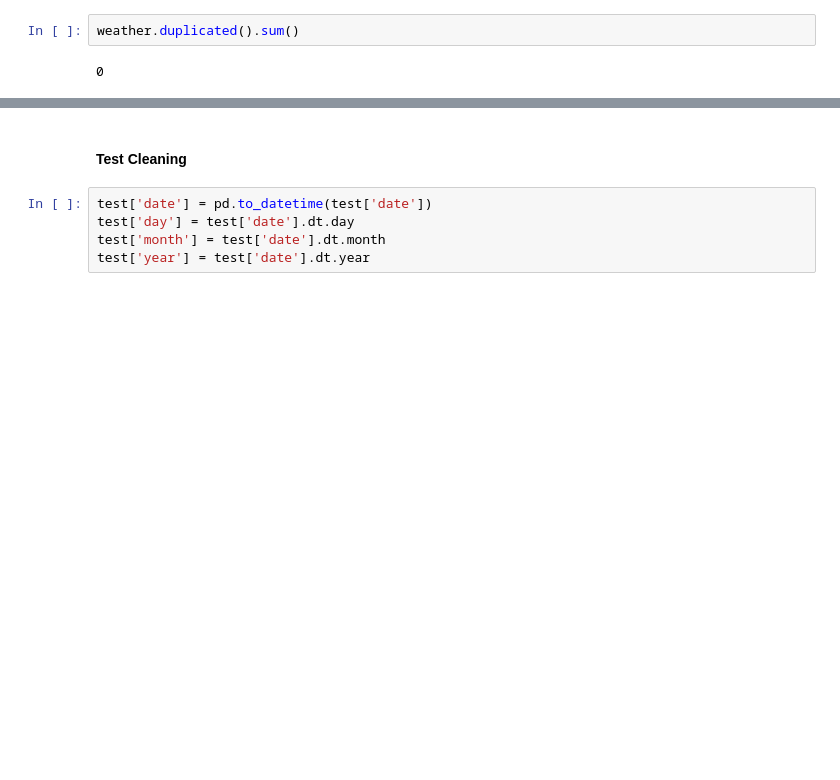
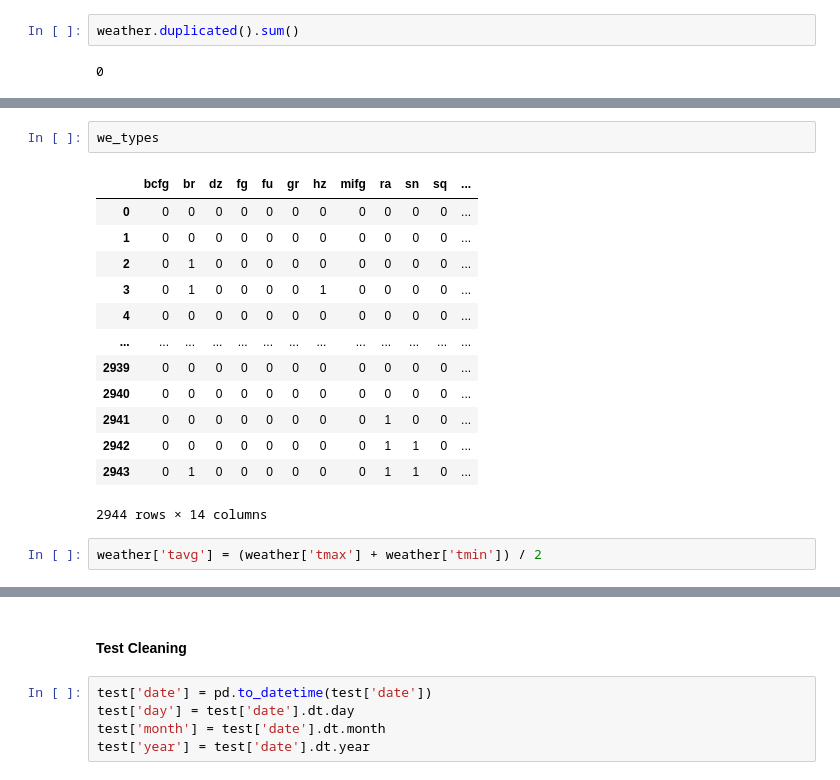
Before and after one commit to kkhalis/project_4, a Jupyter notebook: Project 4 - West Nile Virus Prediction_Bingming.ipynb, the cells around one changed output, grey strips where cells are left out. Drawn from its saved outputs; the diff is of its cells as text; blank space fills up the shorter version.

```diff
--- a/Project 4 - West Nile Virus Prediction_Bingming.ipynb
+++ b/Project 4 - West Nile Virus Prediction_Bingming.ipynb
@@ -450,0 +576,18 @@ weather.duplicated().sum()
+# %%
+we_types
+# %% [output]
+|  | bcfg | br | dz | fg | fu | gr | hz | mifg | ra | sn | sq | ... |
+| 0 | 0 | 0 | 0 | 0 | 0 | 0 | 0 | 0 | 0 | 0 | 0 | ... |
+| 1 | 0 | 0 | 0 | 0 | 0 | 0 | 0 | 0 | 0 | 0 | 0 | ... |
+| 2 | 0 | 1 | 0 | 0 | 0 | 0 | 0 | 0 | 0 | 0 | 0 | ... |
+| 3 | 0 | 1 | 0 | 0 | 0 | 0 | 1 | 0 | 0 | 0 | 0 | ... |
+| 4 | 0 | 0 | 0 | 0 | 0 | 0 | 0 | 0 | 0 | 0 | 0 | ... |
+| ... | ... | ... | ... | ... | ... | ... | ... | ... | ... | ... | ... | ... |
+| 2939 | 0 | 0 | 0 | 0 | 0 | 0 | 0 | 0 | 0 | 0 | 0 | ... |
+| 2940 | 0 | 0 | 0 | 0 | 0 | 0 | 0 | 0 | 0 | 0 | 0 | ... |
+| 2941 | 0 | 0 | 0 | 0 | 0 | 0 | 0 | 0 | 1 | 0 | 0 | ... |
+| 2942 | 0 | 0 | 0 | 0 | 0 | 0 | 0 | 0 | 1 | 1 | 0 | ... |
+| 2943 | 0 | 1 | 0 | 0 | 0 | 0 | 0 | 0 | 1 | 1 | 0 | ... |
+2944 rows × 14 columns
+# %%
+weather['tavg'] = (weather['tmax'] + weather['tmin']) / 2
```
Also changed, not shown: parts of 16 cells of this notebook, 1 other file.
